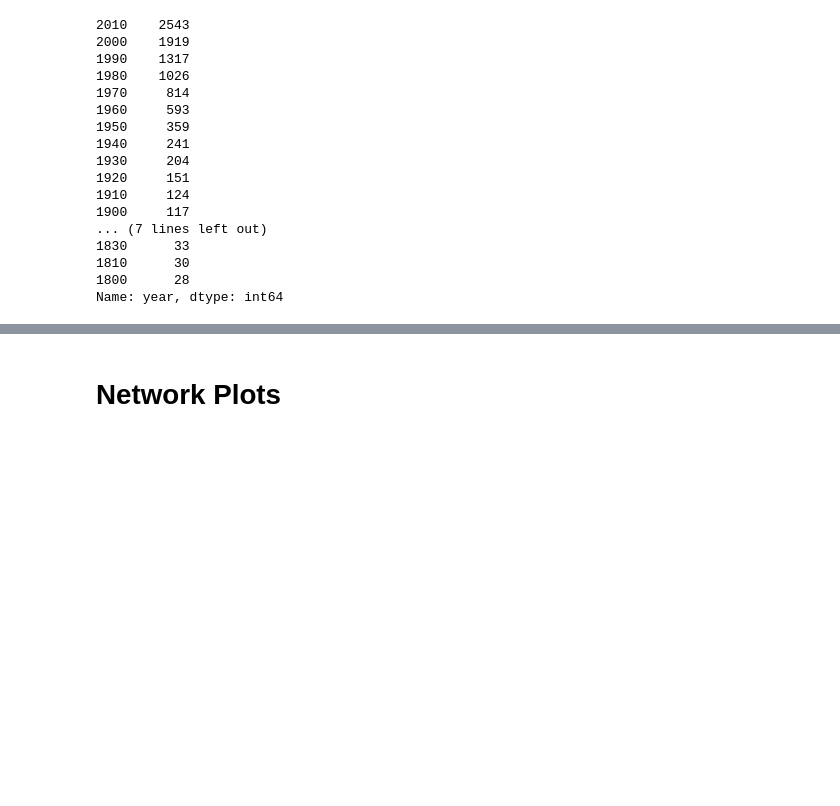
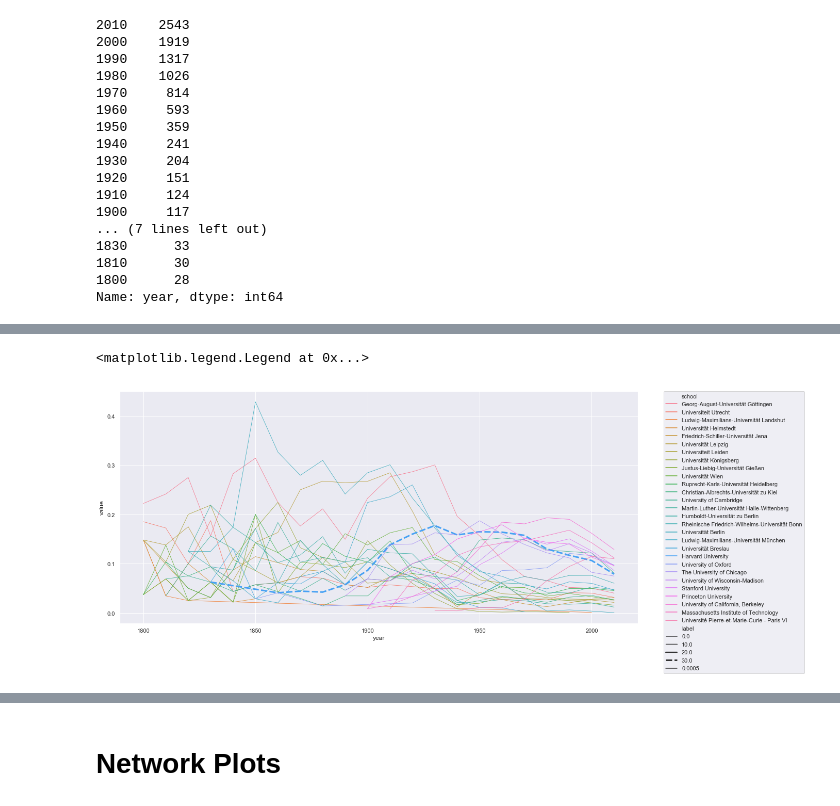
Before and after one commit to chansooligans/math_geneology, a Jupyter notebook: code/network_x_schools.ipynb, the cells around one changed output, grey strips where cells are left out. Cells and saved outputs as stored; diff of their text form; code cells hidden in the pictures; blank space fills up the shorter version.

```diff
--- a/code/network_x_schools.ipynb
+++ b/code/network_x_schools.ipynb
@@ -8,6 +8,9 @@ import datetime
 # %%
 import matplotlib.pyplot as plt
 %matplotlib inline
+# %%
+import seaborn as sns
+sns.set(rc={'figure.figsize':(11.7,8.27)})
 # %%
 df = pd.read_csv('../data/math_geneology_final.csv')
 #df = df.head(500)
@@ -251,7 +254,7 @@ def line_plot_schools(df_centralities, centrality_measure, n):
     p3.multi_line(
          xs='x',
          ys='y',
-         legend=False,
+         legend=True,
          source=source,
          line_color='color')
     #Add hover tools, basically an invisible line
@@ -272,5 +275,31 @@ def line_plot_schools(df_centralities, centrality_measure, n):
         ('group', '@group')
     ]))
 
+    #p3.legend.location = "top_left"
+
     show(p3)
+# %%
+sns.set(rc={'figure.figsize':(18,8.27)})
+# %%
+def line_plot_schools(df_centralities, centrality_measure, n, school=None):
+
+    schools_to_keep = []
+    for year in df_centralities['year'].unique():
+        schools = df_centralities.loc[df_centralities['year'] == year,:].sort_values(centrality_measure, ascending = False)['school'][0:n]
+        schools_to_keep += list(schools)
+    df_centralities_subset = df_centralities.loc[[x in list(set(schools_to_keep)) for x in df_centralities['school']],:]
+    df_lineplot = pd.melt(df_centralities_subset, id_vars=['school','year'])
+    df_lineplot = df_lineplot.loc[df_lineplot['variable']==centrality_measure,:]
+    if school != None:
+        df_lineplot['label'] = 0.0005
+        df_lineplot.loc[df_lineplot['school'] == school, 'label'] = 30
+        sns.lineplot(x="year", y="value", hue="school", size = 'label',style='label', data=df_lineplot)
+    else:
+        sns.lineplot(x="year", y="value", hue="school", data=df_lineplot)
+# %%
+line_plot_schools(df_centralities, 'degree', 5, 'Harvard University')
+plt.legend(bbox_to_anchor=(1.05, 1), loc=2, borderaxespad=0.)
+# %% [output]
+<matplotlib.legend.Legend at 0x...>
+[figure, added]
 # %%
```
Also changed, not shown: parts of 15 cells of this notebook, 9 other files.
